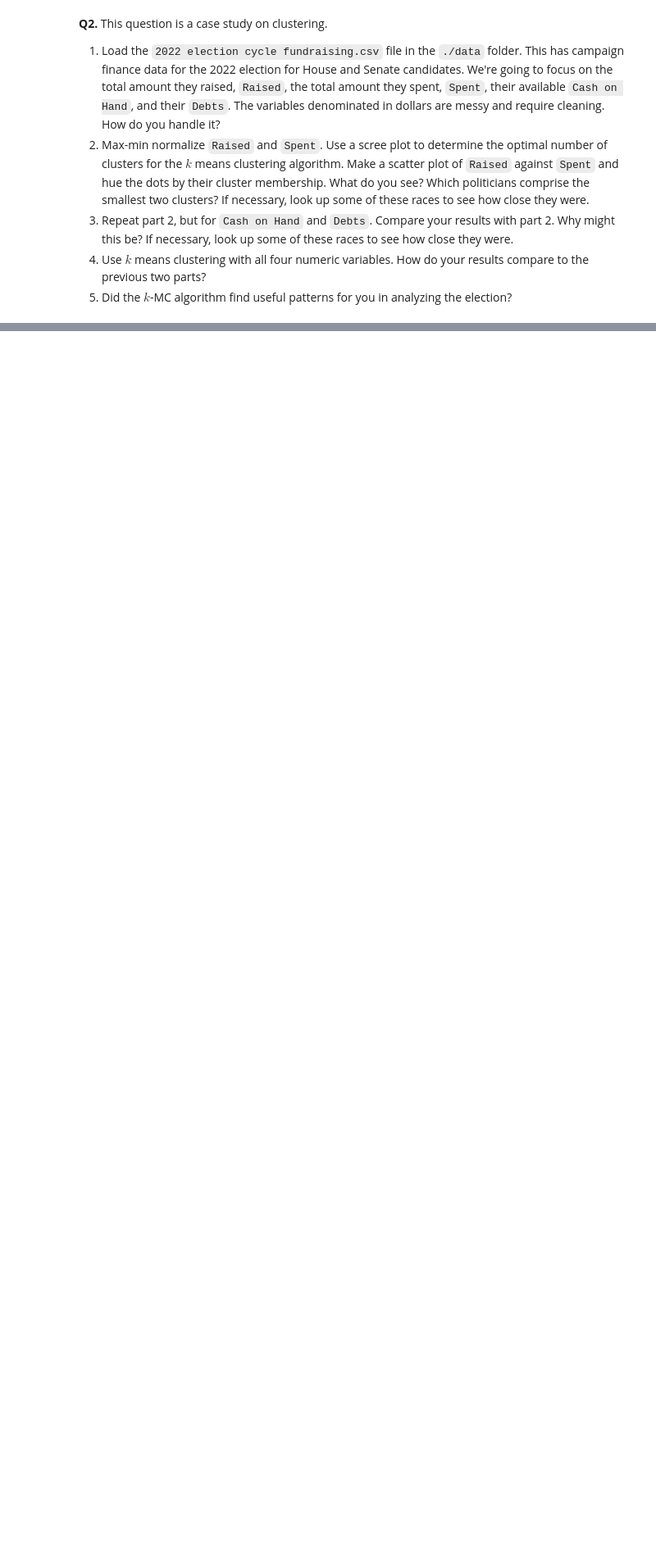
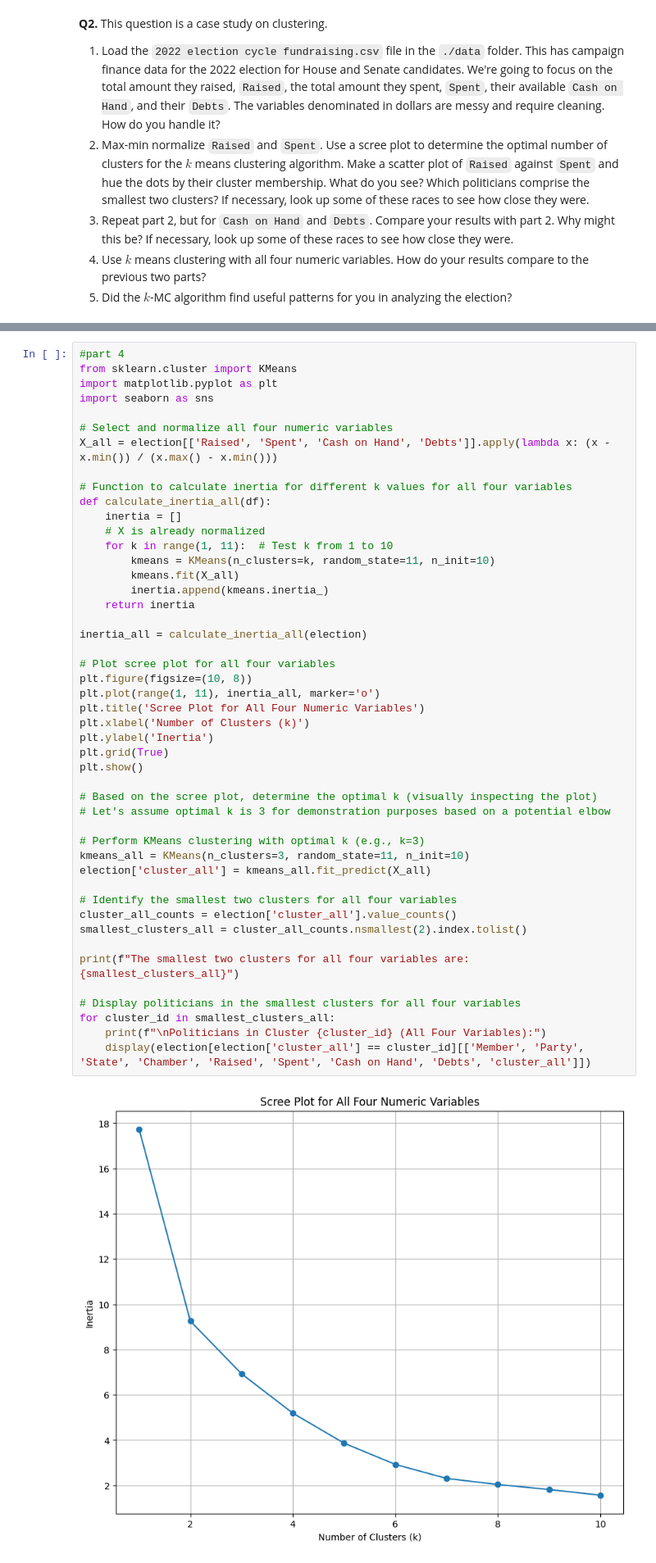
Before and after one commit to ap-vp/clustering_assignment, a Jupyter notebook: assignment_clustering.ipynb, the cells around one changed output, grey strips where cells are left out. Shown: that part at 82% size. Saved outputs shown, nothing was run; the diff lists cells and outputs as text; blank space fills up the shorter version.

```diff
--- a/assignment_clustering.ipynb
+++ b/assignment_clustering.ipynb
@@ -167,0 +354,49 @@ import matplotlib.pyplot as plt
+# %%
+#part 4
+from sklearn.cluster import KMeans
+import matplotlib.pyplot as plt
+import seaborn as sns
+
+# Select and normalize all four numeric variables
+X_all = election[['Raised', 'Spent', 'Cash on Hand', 'Debts']].apply(lambda x: (x - x.min()) / (x.max() - x.min()))
+
+# Function to calculate inertia for different k values for all four variables
+def calculate_inertia_all(df):
+    inertia = []
+    # X is already normalized
+    for k in range(1, 11):  # Test k from 1 to 10
+        kmeans = KMeans(n_clusters=k, random_state=11, n_init=10)
+        kmeans.fit(X_all)
+        inertia.append(kmeans.inertia_)
+    return inertia
+
+inertia_all = calculate_inertia_all(election)
+
+# Plot scree plot for all four variables
+plt.figure(figsize=(10, 8))
+plt.plot(range(1, 11), inertia_all, marker='o')
+plt.title('Scree Plot for All Four Numeric Variables')
+plt.xlabel('Number of Clusters (k)')
+plt.ylabel('Inertia')
+plt.grid(True)
+plt.show()
+
+# Based on the scree plot, determine the optimal k (visually inspecting the plot)
+# Let's assume optimal k is 3 for demonstration purposes based on a potential elbow
+
+# Perform KMeans clustering with optimal k (e.g., k=3)
+kmeans_all = KMeans(n_clusters=3, random_state=11, n_init=10)
+election['cluster_all'] = kmeans_all.fit_predict(X_all)
+
+# Identify the smallest two clusters for all four variables
+cluster_all_counts = election['cluster_all'].value_counts()
+smallest_clusters_all = cluster_all_counts.nsmallest(2).index.tolist()
+
+print(f"The smallest two clusters for all four variables are: {smallest_clusters_all}")
+
+# Display politicians in the smallest clusters for all four variables
+for cluster_id in smallest_clusters_all:
+    print(f"\nPoliticians in Cluster {cluster_id} (All Four Variables):")
+    display(election[election['cluster_all'] == cluster_id][['Member', 'Party', 'State', 'Chamber', 'Raised', 'Spent', 'Cash on Hand', 'Debts', 'cluster_all']])
+# %% [output]
+[figure, added]
```
Also changed, not shown: parts of 6 cells of this notebook.
